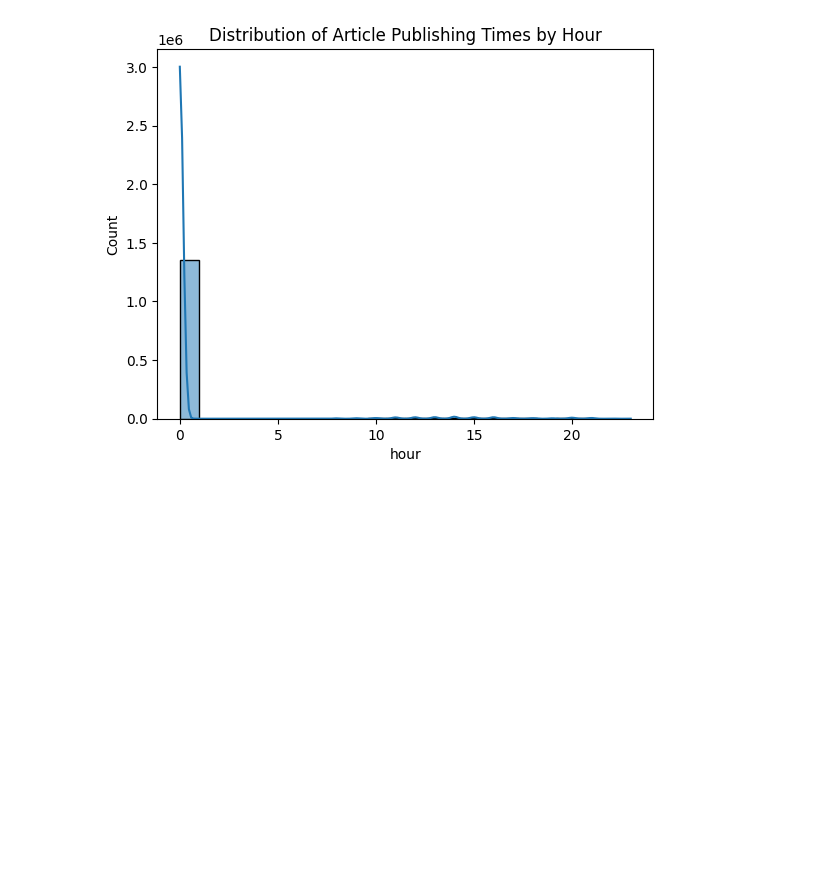
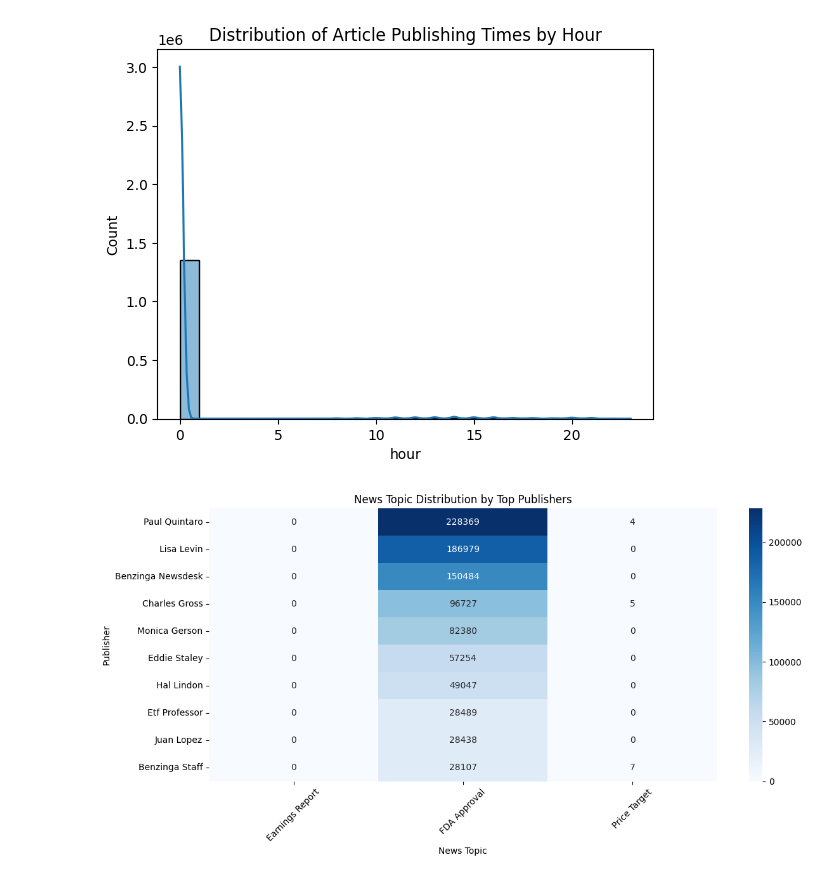
Before and after one commit to doyamd/predicting-price-moves-with-news-sentiment, a Jupyter notebook: notebooks/eda_news_analysis.ipynb, the cells around one changed output. Cells and saved outputs as stored; diff of their text form; code cells hidden in the pictures; blank space fills up the shorter version.

Commit message:
chore:added publisher analysis

```diff
--- a/notebooks/eda_news_analysis.ipynb
+++ b/notebooks/eda_news_analysis.ipynb
@@ -46,7 +46,8 @@ Name: headline_length, dtype: float64
 # %%
 #top 10 publishers
 publisher_counts = df['publisher'].value_counts()
-print(publisher_counts.head(10))  # Top 10 publishers
+top_publishers = publisher_counts.head(10)
+print(top_publishers)  # Top 10 publishers
 # %% [output]
 publisher
 Paul Quintaro        228373
@@ -149,3 +150,30 @@ plt.title("Distribution of Article Publishing Times by Hour")
 # %% [output]
 Text(0.5, 1.0, 'Distribution of Article Publishing Times by Hour')
 [figure]
+# %%
+#publisher analysis
+def tag_topic(text):
+    text = str(text).lower()
+    for topic, keywords in topic_keywords.items():
+        if any(kw in text for kw in keywords):
+            return topic
+    return 'Other'
+
+df['topic'] = df['headline'].apply(tag_topic)
+
+topic_distribution = pd.crosstab(df['publisher'], df['topic'])
+top_publishers_distribution = topic_distribution.loc[top_publishers.index]
+#classify publisher with articles
+topic_distribution = pd.crosstab(df['publisher'], df['topic'])
+top_publishers_distribution = topic_distribution.loc[top_publishers.index]
+#visualize
+plt.figure(figsize=(12, 6))
+sns.heatmap(top_publishers_distribution, annot=True, fmt='d', cmap='Blues')
+plt.title("News Topic Distribution by Top Publishers")
+plt.ylabel("Publisher")
+plt.xlabel("News Topic")
+plt.xticks(rotation=45)
+plt.tight_layout()
+plt.show()
+# %% [output]
+[figure, added]
```
Also changed, not shown: parts of 4 cells of this notebook.
